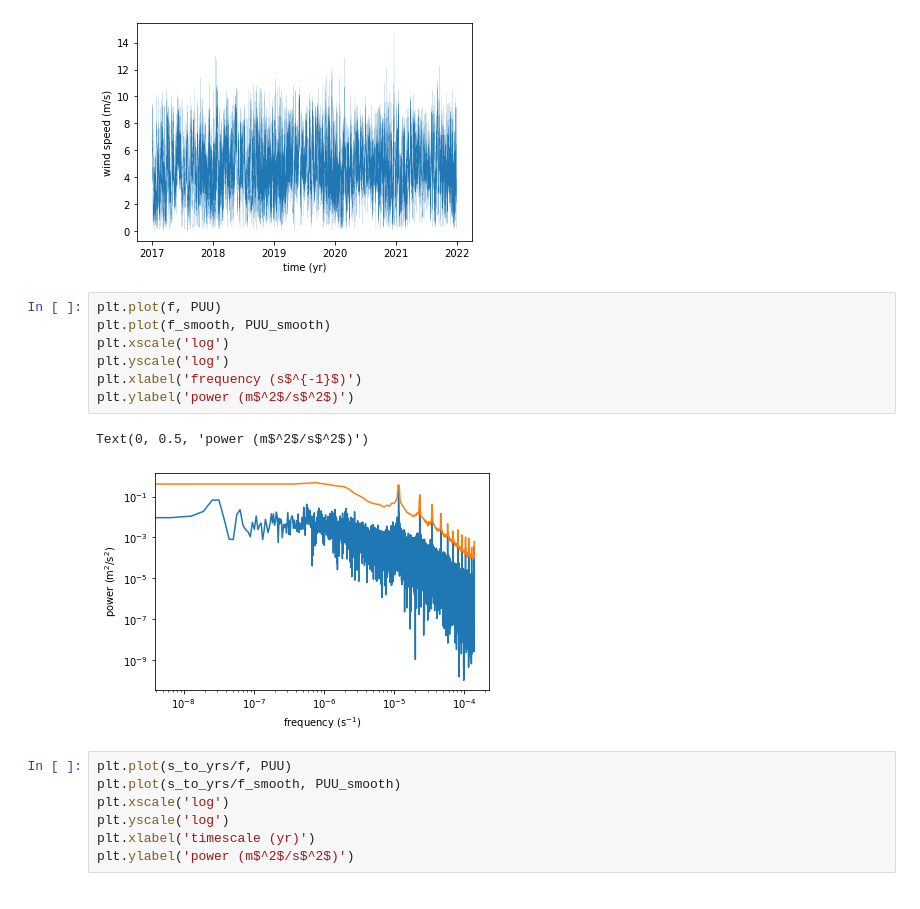
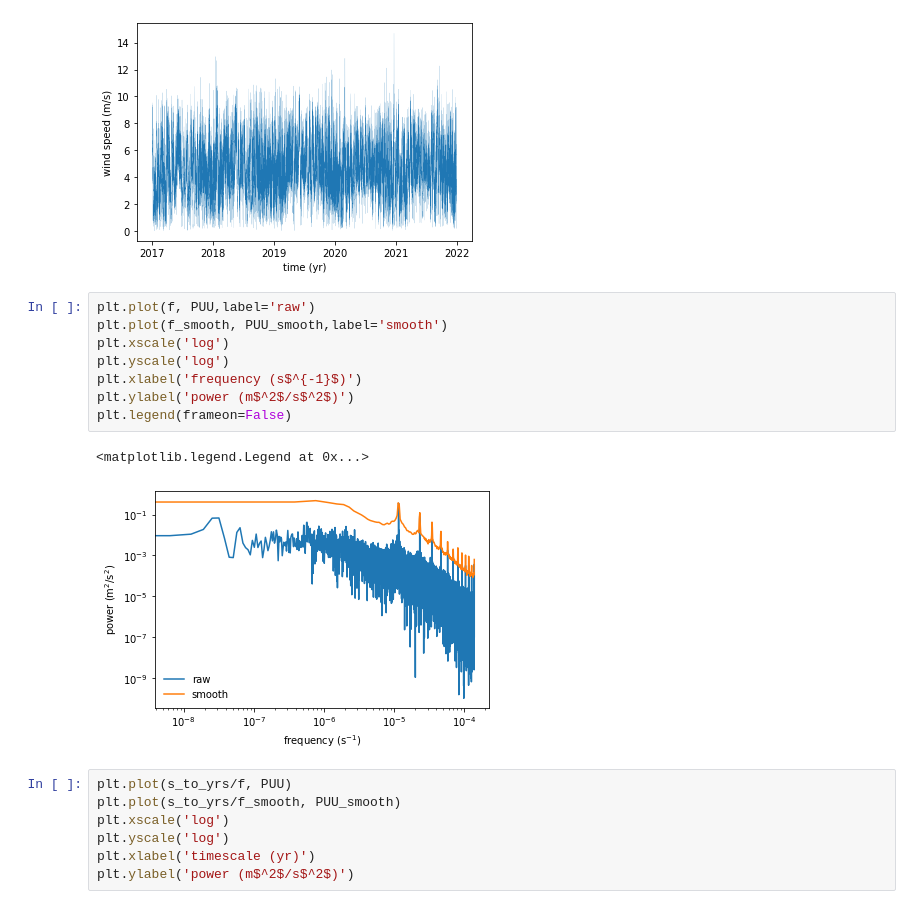
Before and after one commit to geomorphlab/medaes, a Jupyter notebook: day4/day4.ipynb, the cells around one changed output. Saved outputs shown, nothing was run; the diff lists cells and outputs as text.

```diff
--- a/day4/day4.ipynb
+++ b/day4/day4.ipynb
@@ -116,15 +116,16 @@ plt.ylabel('wind speed (m/s)')
 Text(0, 0.5, 'wind speed (m/s)')
 [figure]
 # %%
-plt.plot(f, PUU)
-plt.plot(f_smooth, PUU_smooth)
+plt.plot(f, PUU,label='raw')
+plt.plot(f_smooth, PUU_smooth,label='smooth')
 plt.xscale('log')
 plt.yscale('log')
 plt.xlabel('frequency (s$^{-1}$)')
 plt.ylabel('power (m$^2$/s$^2$)')
+plt.legend(frameon=False)
 # %% [output]
-Text(0, 0.5, 'power (m$^2$/s$^2$)')
+<matplotlib.legend.Legend at 0x...>
-[figure, old version]
+[figure, new version]
 # %%
 plt.plot(s_to_yrs/f, PUU)
 plt.plot(s_to_yrs/f_smooth, PUU_smooth)
```
Also changed, not shown: 9 other files.
